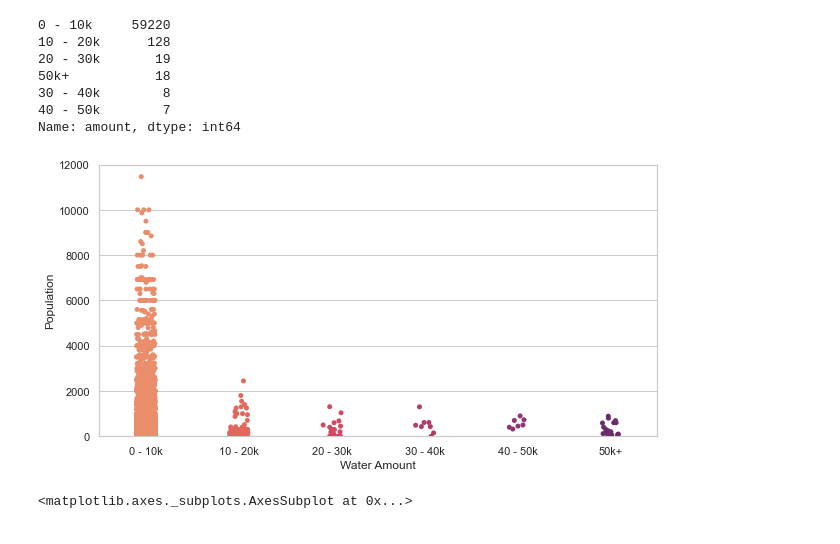
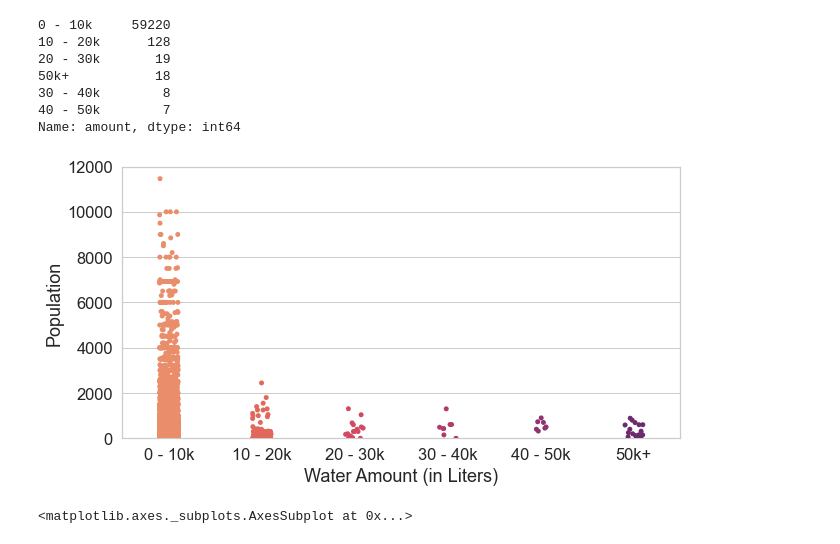
Before and after one commit to awyeh64/Tanzanian_Water_Well_Predictor, a Jupyter notebook: ayeh_eda.ipynb, the cells around one changed output. Drawn from its saved outputs; the diff is of its cells as text; code cells hidden in the pictures.

Commit message:
final visuals tentative

```diff
--- a/ayeh_eda.ipynb
+++ b/ayeh_eda.ipynb
@@ -537,8 +537,8 @@ plt.savefig('legend', dpi = 600, bbox_inches = 'tight')
 # %% [output]
 [figure]
 # %%
+sns.set(context = 'notebook', style = 'whitegrid', font_scale=1)
 count = dv[dv.construction_year != 0]
-
 ax = sns.displot(data = count, x = 'construction_year', kind = 'hist', stat = 'count', hue = 'target', multiple = 'stack', binwidth = 2, element = 'bars', kde = False, legend = False, palette = ['#f48328', '#4db6ac', '#b3a77d'], alpha = 0.9, aspect = 2)
 ax.set(xlabel = '', ylabel = '', title = 'Number of Wells built per Year')
 legend_labels = ['Functional', 'Non Functional', 'Functional needs Repair']
@@ -591,6 +591,7 @@ count_rfun = dv[df['target'] == 'functional needs repair']['extraction_type_clas
 count_nfun = pd.concat([dv[df['target'] == 'non functional']['extraction_type_class'], count_rfun])
 count_fun = pd.concat([dv[df['target'] == 'functional']['extraction_type_class'], count_nfun])
 # %%
+sns.set(context = 'notebook', style = 'whitegrid', font_scale=1)
 plt.figure(figsize = (10,5))
 order = ['gravity', 'handpump', 'submersible', 'motorpump', 'other',]
 colors = ['#f48225', '#4eb4ac', '#c7ad82']
@@ -745,5 +746,5 @@ pf.loc[(pf['quality_group'] == q_2[0]) | (pf['quality_group'] == q_2[1]), 'Quali
 # %%
-sns.set(context = 'notebook', style = 'whitegrid')
+sns.set(context = 'notebook', style = 'whitegrid', font_scale=1.5)
 colors = ['#f48328', '#4eb4ac', '#c7ad82']
 xlabel = ''
 ylabel = ''
@@ -751,5 +752,7 @@ xticks = ''
 yticks = ['', '10%', '20%', '30%', '40%', '50%', '60%', '70%', '80%']
 ax = sns.catplot(data = pf, x = 'target', y = 'Percentage', kind = 'bar', row = 'Source', col = 'Quality', ci = None, palette = colors, alpha = 0.9, height = 5, aspect = 1.5)
 ax.set(xticklabels = xticks, yticklabels = yticks, xlabel = xlabel, ylabel = ylabel, ylim = (0, 0.8))
+ax.despine(top = True, left = False, right = False)
+ax.set_titles("{row_name} that is {col_name}")
 plt.savefig('source_and_quality', dpi = 300, bbox_inches = 'tight')
 # %% [output]
@@ -863,13 +879,15 @@ dv['amount'].value_counts()
 40 - 50k        7
 Name: amount, dtype: int64
 # %%
+sns.set(context = 'notebook', style = 'whitegrid', font_scale=1.5)
+
 plt.figure(figsize = (10,5))
 ax = sns.stripplot( x = 'amount', y = 'population', data = dv, palette = 'flare', order = ['0 - 10k', '10 - 20k', '20 - 30k', '30 - 40k', '40 - 50k', '50k+'])
-ax.set(xlabel = 'Water Amount', ylabel = 'Population')
+ax.set(xlabel = 'Water Amount (in Liters)', ylabel = 'Population', title = '')
 plt.ylim(0,12000)
 plt.savefig('population per water amount', dpi=300, bbox_inches='tight')
 # %% [output]
-[figure, old version]
+[figure, new version]
 # %%
 scores = [['fsm', 0.75], ['lr', 0.64], ['knn', 0.73], ['dt', 0.74], ['ve', 0.76], ['lgb', 0.78]]
 # %%
```
Also changed, not shown: parts of 6 cells of this notebook.
